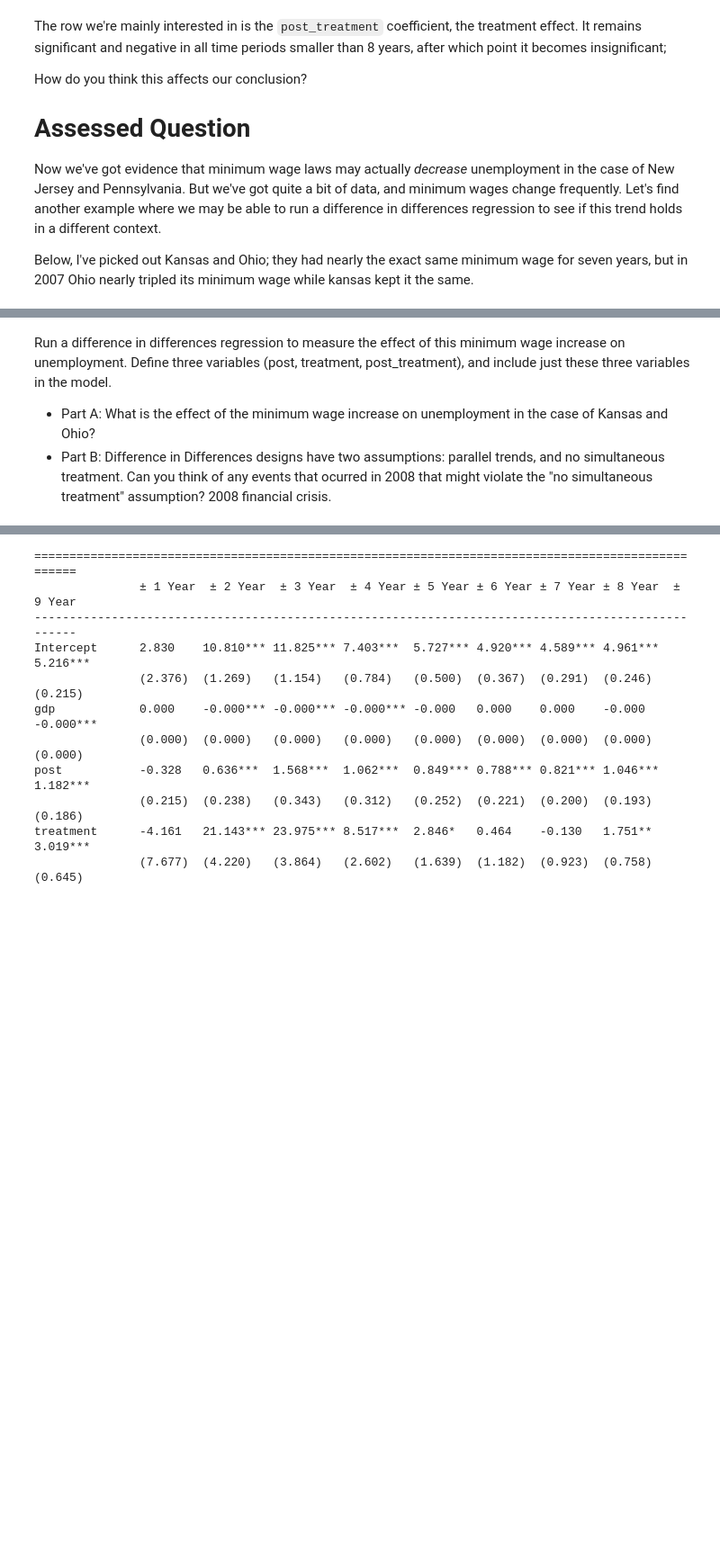
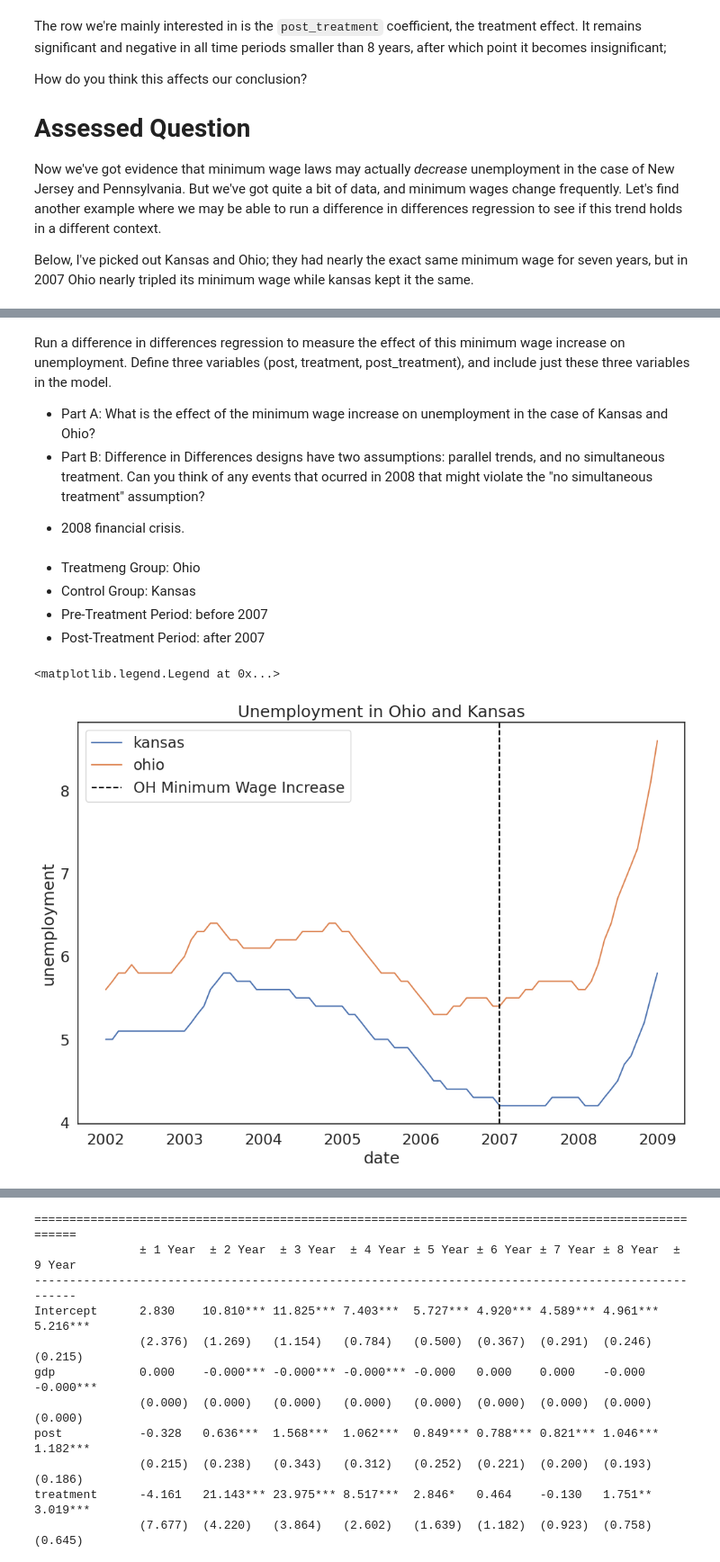
Before and after one commit to asvilla/QM2, a Jupyter notebook: notebooks/W09. Difference-in-Differences.ipynb, the cells around one changed output, grey strips where cells are left out. Shown at 90% size. Cells and saved outputs as stored; diff of their text form; code cells hidden in the pictures; blank space fills up the shorter version.

```diff
--- a/notebooks/W09. Difference-in-Differences.ipynb
+++ b/notebooks/W09. Difference-in-Differences.ipynb
@@ -474,4 +474,19 @@ px.line(did2, x='date', y='minwage', color='state', title="Minimum Wages in Kans
 Run a difference in differences regression to measure the effect of this minimum wage increase on unemployment. Define three variables (post, treatment, post_treatment), and include just these three variables in the model.
 
 * Part A: What is the effect of the minimum wage increase on unemployment in the case of Kansas and Ohio?
-* Part B: Difference in Differences designs have two assumptions: parallel trends, and no simultaneous treatment. Can you think of any events that ocurred in 2008 that might violate the "no simultaneous treatment" assumption?  2008 financial crisis.
+* Part B: Difference in Differences designs have two assumptions: parallel trends, and no simultaneous treatment. Can you think of any events that ocurred in 2008 that might violate the "no simultaneous treatment" assumption?
+ - 2008 financial crisis.
+# %% [markdown]
+* Treatmeng Group: Ohio
+* Control Group: Kansas
+* Pre-Treatment Period: before 2007
+* Post-Treatment Period: after 2007
+# %%
+did2=did2[(did2['date']>='2002-01-01') & (did2['date']<='2010-01-01')]
+sns.lineplot(data=did2,x='date',y='unemployment',hue='state')
+plt.axvline(pd.to_datetime('2007-01-01'),color='black',linestyle='dashed', label='OH Minimum Wage Increase')
+plt.title('Unemployment in Ohio and Kansas')
+plt.legend()
+# %% [output]
+<matplotlib.legend.Legend at 0x...>
+[figure, added]
```
Also changed, not shown: parts of 6 cells of this notebook.
